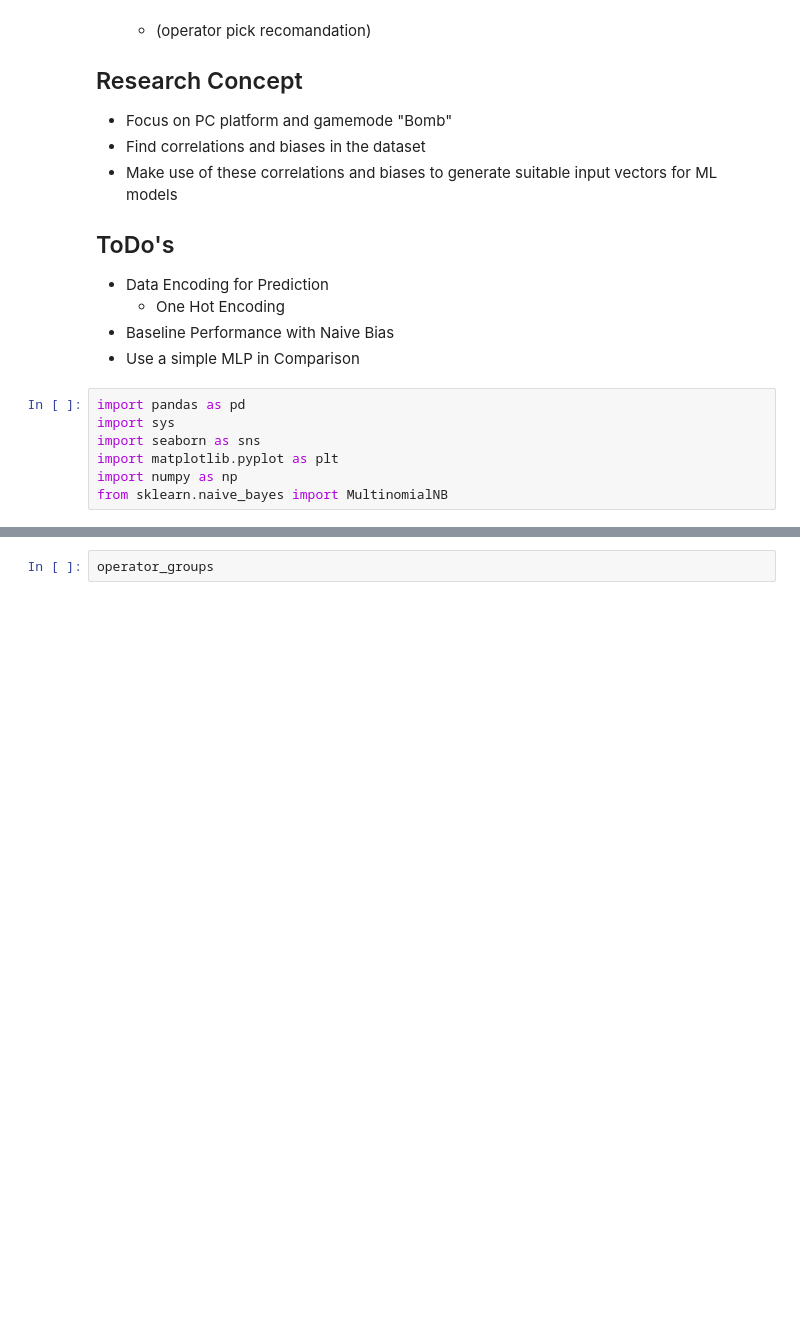
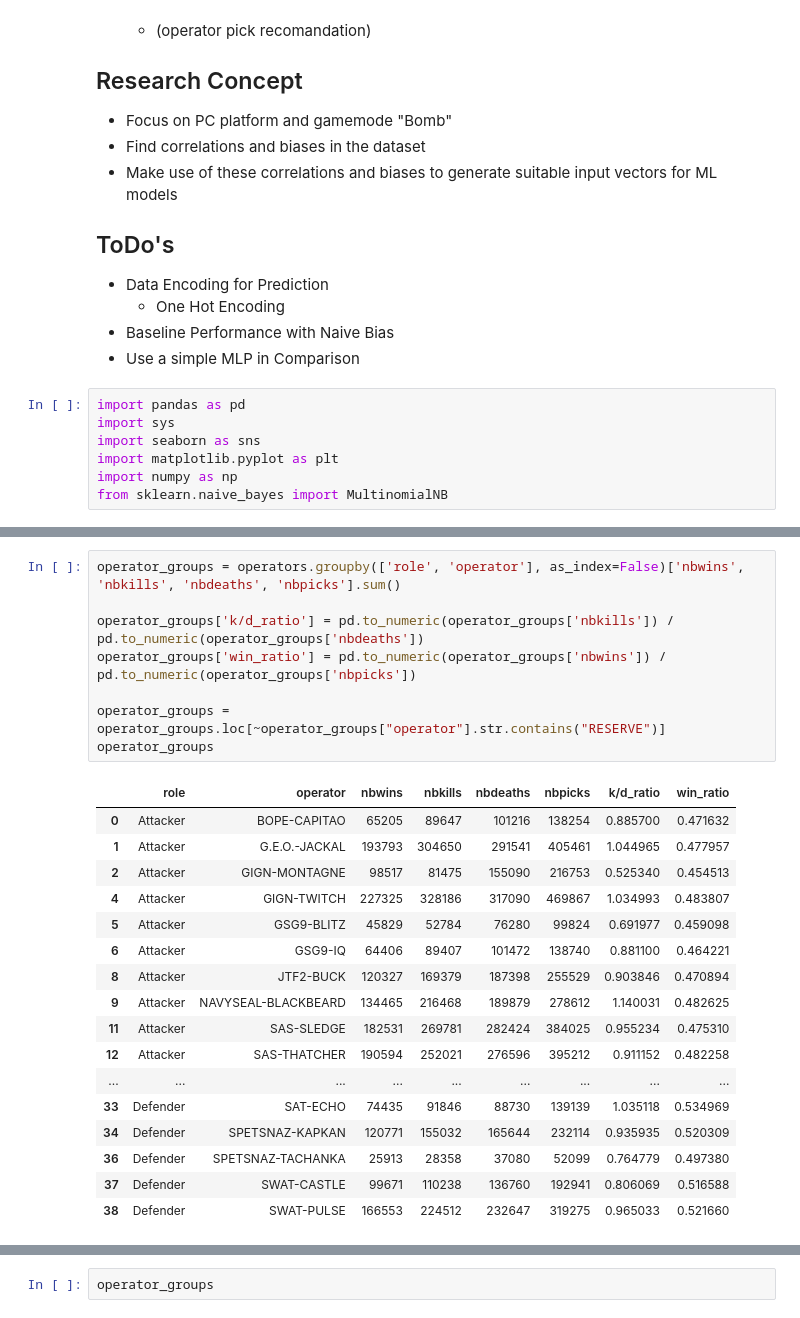
Before and after one commit to itsmartinhi/R6Siege-Match-Outcome-Analysis-and-Prediction, a Jupyter notebook: operators.ipynb, the cells around one changed output, grey strips where cells are left out. Drawn from its saved outputs; the diff is of its cells as text; blank space fills up the shorter version.

```diff
--- a/operators.ipynb
+++ b/operators.ipynb
@@ -50,4 +50,30 @@ operators.head()
 | 2 | Bronze | Attacker | GIGN-MONTAGNE | 12175 | 9773 | 19389 | 26981 |
 | 3 | Bronze | Attacker | GIGN-RESERVE | 377 | 432 | 701 | 946 |
 | 4 | Bronze | Attacker | GIGN-TWITCH | 25733 | 35115 | 36318 | 53941 |
+# %%
+operator_groups = operators.groupby(['role', 'operator'], as_index=False)['nbwins', 'nbkills', 'nbdeaths', 'nbpicks'].sum()
+
+operator_groups['k/d_ratio'] = pd.to_numeric(operator_groups['nbkills']) / pd.to_numeric(operator_groups['nbdeaths'])
+operator_groups['win_ratio'] = pd.to_numeric(operator_groups['nbwins']) / pd.to_numeric(operator_groups['nbpicks'])
+
+operator_groups = operator_groups.loc[~operator_groups["operator"].str.contains("RESERVE")]
+operator_groups
+# %% [output]
+|  | role | operator | nbwins | nbkills | nbdeaths | nbpicks | k/d_ratio | win_ratio |
+| 0 | Attacker | BOPE-CAPITAO | 65205 | 89647 | 101216 | 138254 | 0.885700 | 0.471632 |
+| 1 | Attacker | G.E.O.-JACKAL | 193793 | 304650 | 291541 | 405461 | 1.044965 | 0.477957 |
+| 2 | Attacker | GIGN-MONTAGNE | 98517 | 81475 | 155090 | 216753 | 0.525340 | 0.454513 |
+| 4 | Attacker | GIGN-TWITCH | 227325 | 328186 | 317090 | 469867 | 1.034993 | 0.483807 |
+| 5 | Attacker | GSG9-BLITZ | 45829 | 52784 | 76280 | 99824 | 0.691977 | 0.459098 |
+| 6 | Attacker | GSG9-IQ | 64406 | 89407 | 101472 | 138740 | 0.881100 | 0.464221 |
+| 8 | Attacker | JTF2-BUCK | 120327 | 169379 | 187398 | 255529 | 0.903846 | 0.470894 |
+| 9 | Attacker | NAVYSEAL-BLACKBEARD | 134465 | 216468 | 189879 | 278612 | 1.140031 | 0.482625 |
+| 11 | Attacker | SAS-SLEDGE | 182531 | 269781 | 282424 | 384025 | 0.955234 | 0.475310 |
+| 12 | Attacker | SAS-THATCHER | 190594 | 252021 | 276596 | 395212 | 0.911152 | 0.482258 |
+| ... | ... | ... | ... | ... | ... | ... | ... | ... |
+| 33 | Defender | SAT-ECHO | 74435 | 91846 | 88730 | 139139 | 1.035118 | 0.534969 |
+| 34 | Defender | SPETSNAZ-KAPKAN | 120771 | 155032 | 165644 | 232114 | 0.935935 | 0.520309 |
+| 36 | Defender | SPETSNAZ-TACHANKA | 25913 | 28358 | 37080 | 52099 | 0.764779 | 0.497380 |
+| 37 | Defender | SWAT-CASTLE | 99671 | 110238 | 136760 | 192941 | 0.806069 | 0.516588 |
+| 38 | Defender | SWAT-PULSE | 166553 | 224512 | 232647 | 319275 | 0.965033 | 0.521660 |
 # %%
```
Also changed, not shown: parts of 10 cells of this notebook, 11 other files.
